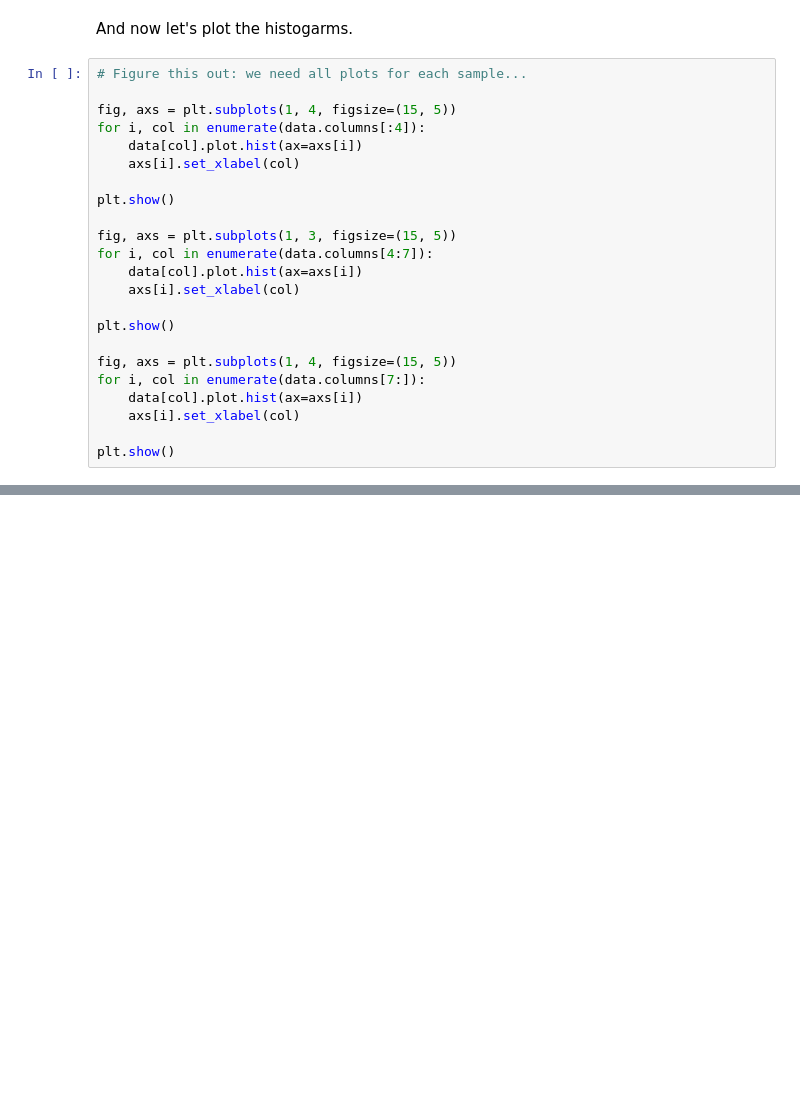
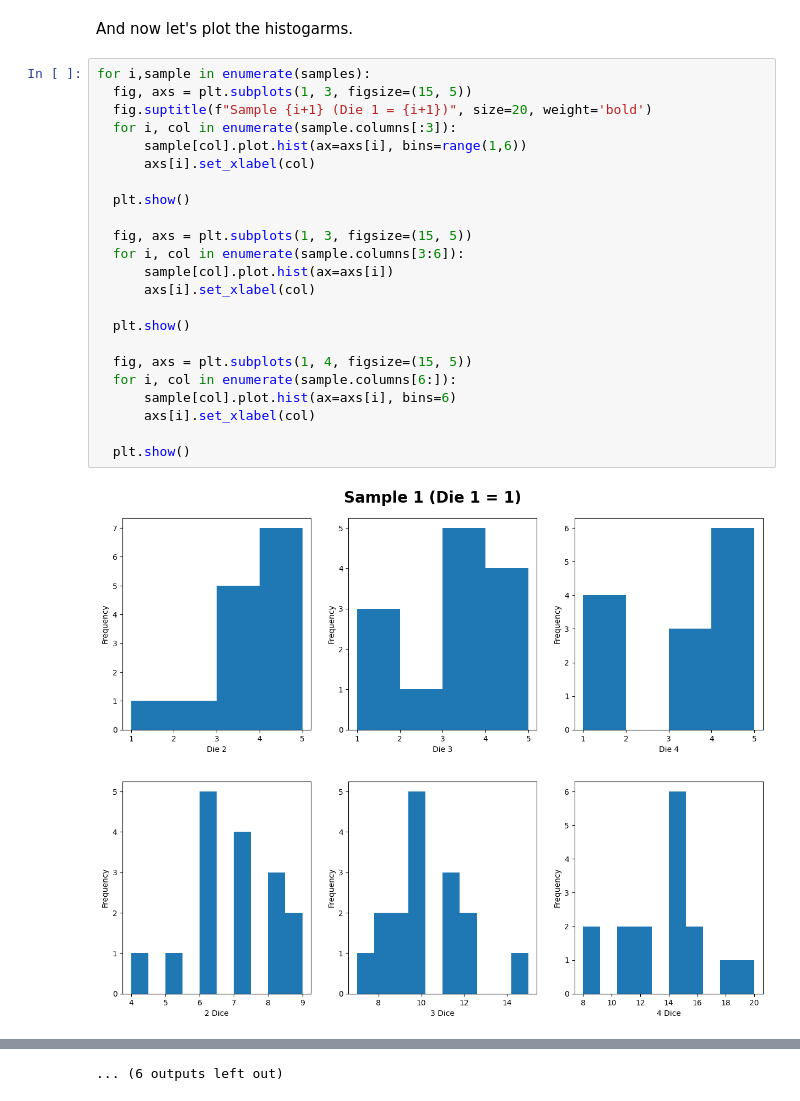
Before and after one commit to dustinkeller/Biostatistics-Notebooks, a Jupyter notebook: Normal_Distribution_and_Confidence_Intervals.ipynb, the cells around one changed output, grey strips where cells are left out. Saved outputs shown, nothing was run; the diff lists cells and outputs as text; blank space fills up the shorter version.

```diff
--- a/Normal_Distribution_and_Confidence_Intervals.ipynb
+++ b/Normal_Distribution_and_Confidence_Intervals.ipynb
@@ -306,25 +285,28 @@ Sample 6 (Die 1 = 6)
 # %% [markdown]
 And now let's plot the histogarms.
 # %%
-# Figure this out: we need all plots for each sample...
+for i,sample in enumerate(samples):
+  fig, axs = plt.subplots(1, 3, figsize=(15, 5))
+  fig.suptitle(f"Sample {i+1} (Die 1 = {i+1})", size=20, weight='bold')
+  for i, col in enumerate(sample.columns[:3]):
+      sample[col].plot.hist(ax=axs[i], bins=range(1,6))
+      axs[i].set_xlabel(col)
 
-fig, axs = plt.subplots(1, 4, figsize=(15, 5))
-for i, col in enumerate(data.columns[:4]):
-    data[col].plot.hist(ax=axs[i])
-    axs[i].set_xlabel(col)
+  plt.show()
 
-plt.show()
+  fig, axs = plt.subplots(1, 3, figsize=(15, 5))
+  for i, col in enumerate(sample.columns[3:6]):
+      sample[col].plot.hist(ax=axs[i])
+      axs[i].set_xlabel(col)
 
-fig, axs = plt.subplots(1, 3, figsize=(15, 5))
-for i, col in enumerate(data.columns[4:7]):
-    data[col].plot.hist(ax=axs[i])
-    axs[i].set_xlabel(col)
+  plt.show()
 
-plt.show()
+  fig, axs = plt.subplots(1, 4, figsize=(15, 5))
+  for i, col in enumerate(sample.columns[6:]):
+      sample[col].plot.hist(ax=axs[i], bins=6)
+      axs[i].set_xlabel(col)
 
-fig, axs = plt.subplots(1, 4, figsize=(15, 5))
-for i, col in enumerate(data.columns[7:]):
-    data[col].plot.hist(ax=axs[i])
-    axs[i].set_xlabel(col)
-
-plt.show()
+  plt.show()
+# %% [output]
+[figure, added]
+[figure, added]
@@ -330,0 +323 @@ plt.show()
+... (6 outputs left out)
```
Also changed, not shown: parts of 14 cells of this notebook.
